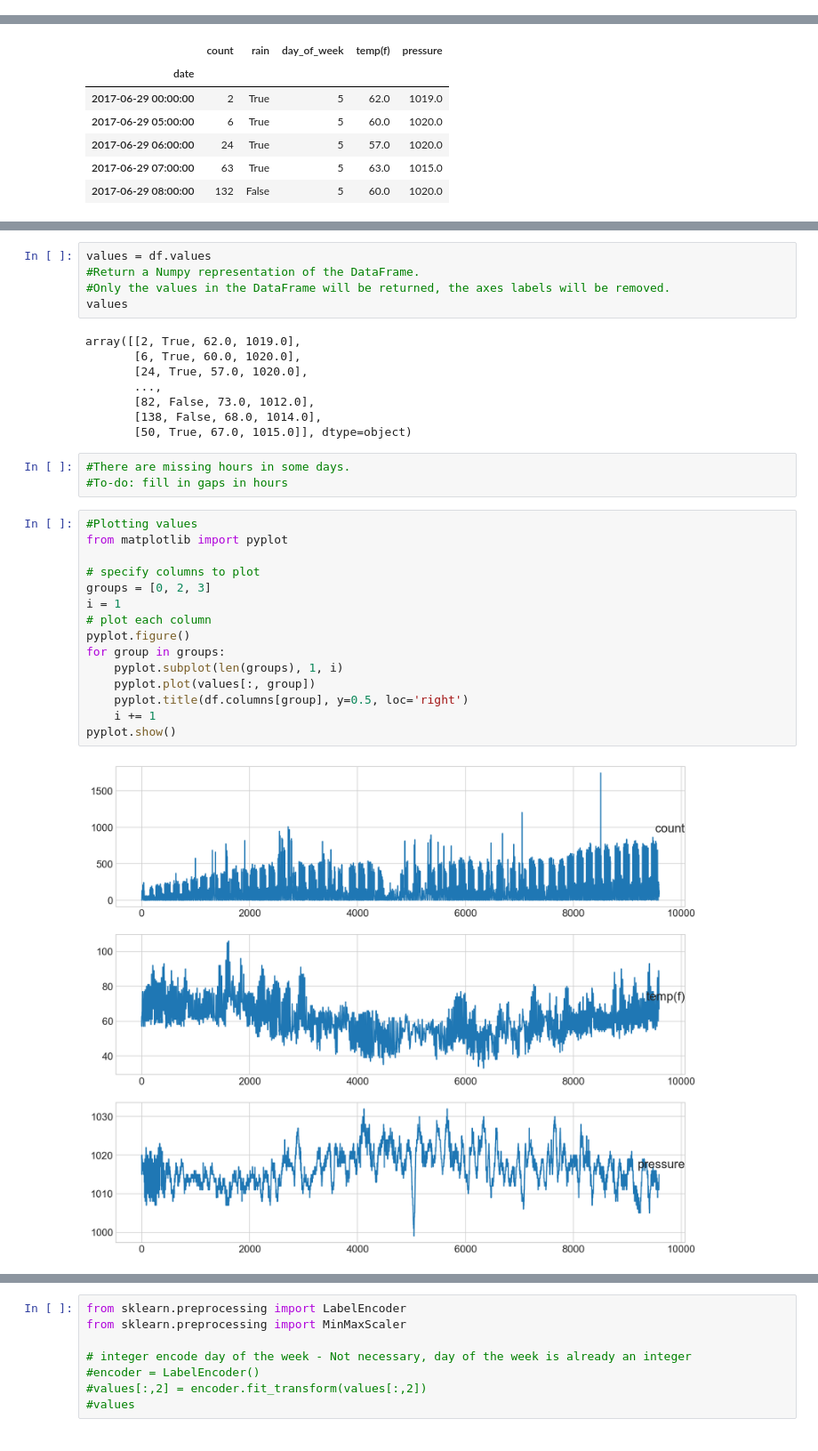
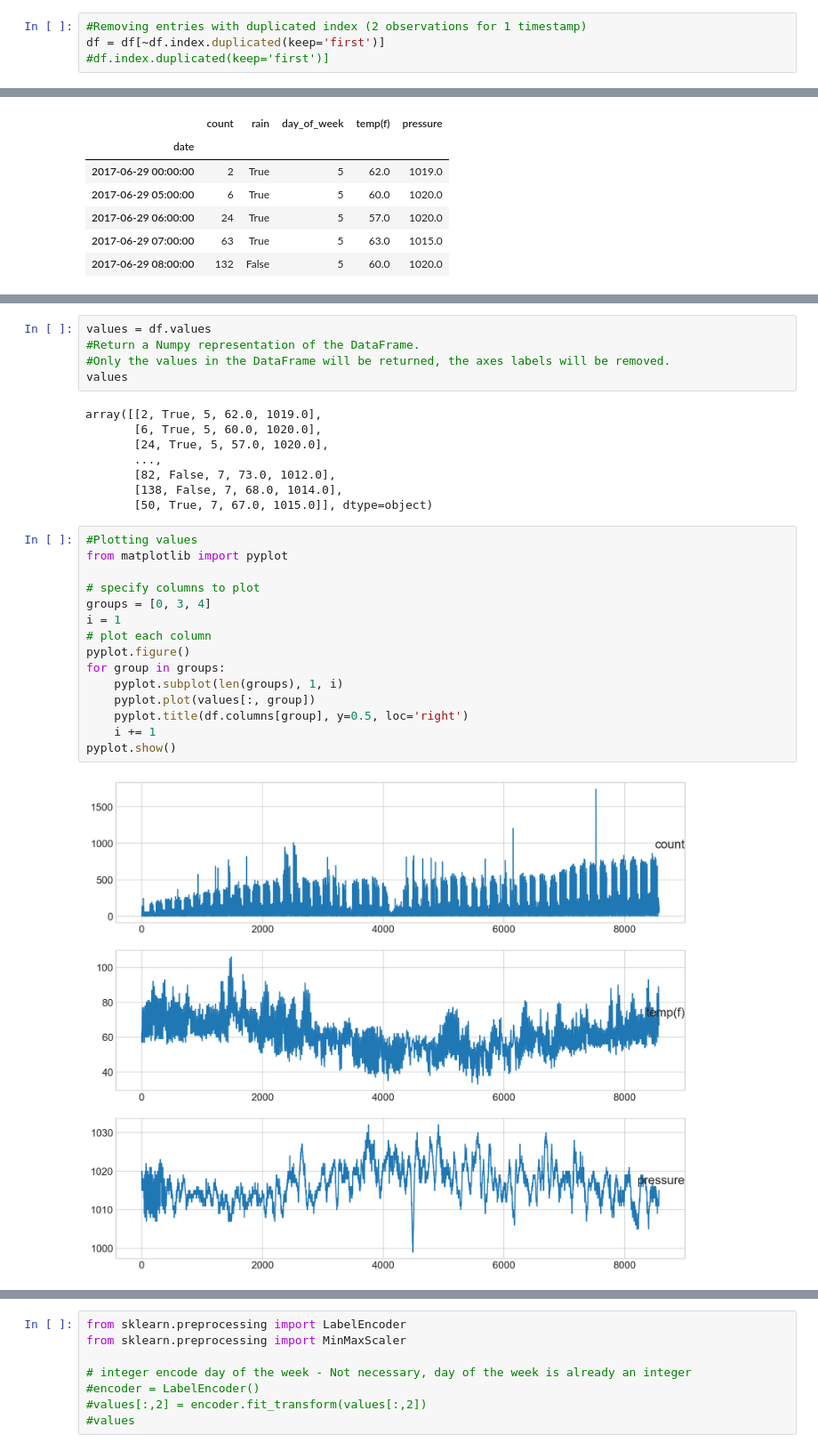
Before and after one commit to prosass83/bike-ride, a Jupyter notebook: BikePySpark-LSTM.ipynb, the cells around one changed output, grey strips where cells are left out. Shown at 89% size. Cells and saved outputs as stored; diff of their text form.

```diff
--- a/BikePySpark-LSTM.ipynb
+++ b/BikePySpark-LSTM.ipynb
@@ -411,3 +423,7 @@ df.head()
+# %%
+#Removing entries with duplicated index (2 observations for 1 timestamp)
+df = df[~df.index.duplicated(keep='first')]
+#df.index.duplicated(keep='first')]
 # %%
 #Remove entries for first day (doesn't have all 24 hours)
 df = df[~df.index.str.contains("2017-06-28")]
@@ -462,33 +493,30 @@ values = df.values
 #Only the values in the DataFrame will be returned, the axes labels will be removed.
 values
 # %% [output]
-array([[2, True, 62.0, 1019.0],
-       [6, True, 60.0, 1020.0],
-       [24, True, 57.0, 1020.0],
+array([[2, True, 5, 62.0, 1019.0],
+       [6, True, 5, 60.0, 1020.0],
+       [24, True, 5, 57.0, 1020.0],
        ...,
-       [82, False, 73.0, 1012.0],
-       [138, False, 68.0, 1014.0],
-       [50, True, 67.0, 1015.0]], dtype=object)
+       [82, False, 7, 73.0, 1012.0],
+       [138, False, 7, 68.0, 1014.0],
+       [50, True, 7, 67.0, 1015.0]], dtype=object)
-# %%
-#There are missing hours in some days.
-#To-do: fill in gaps in hours
 # %%
 #Plotting values
 from matplotlib import pyplot
 
 # specify columns to plot
-groups = [0, 2, 3]
+groups = [0, 3, 4]
 i = 1
 # plot each column
 pyplot.figure()
 for group in groups:
     pyplot.subplot(len(groups), 1, i)
     pyplot.plot(values[:, group])
     pyplot.title(df.columns[group], y=0.5, loc='right')
     i += 1
 pyplot.show()
 # %% [output]
-[figure, old version]
+[figure, new version]
 # %%
 # convert series to supervised learning
 def series_to_supervised(data, n_in=1, n_out=1, dropnan=True):
```
Also changed, not shown: parts of 21 cells of this notebook, 5 other files.
